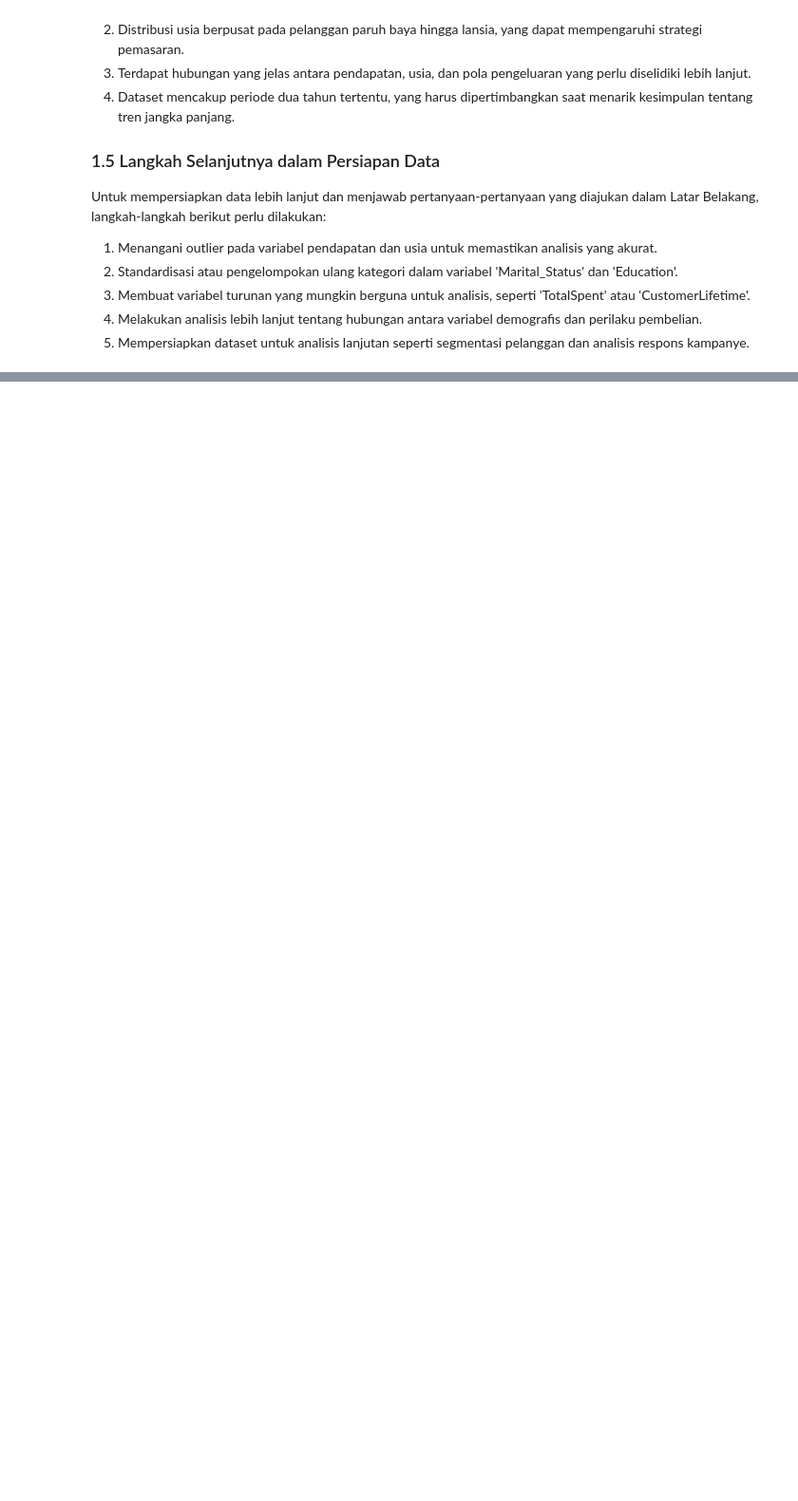
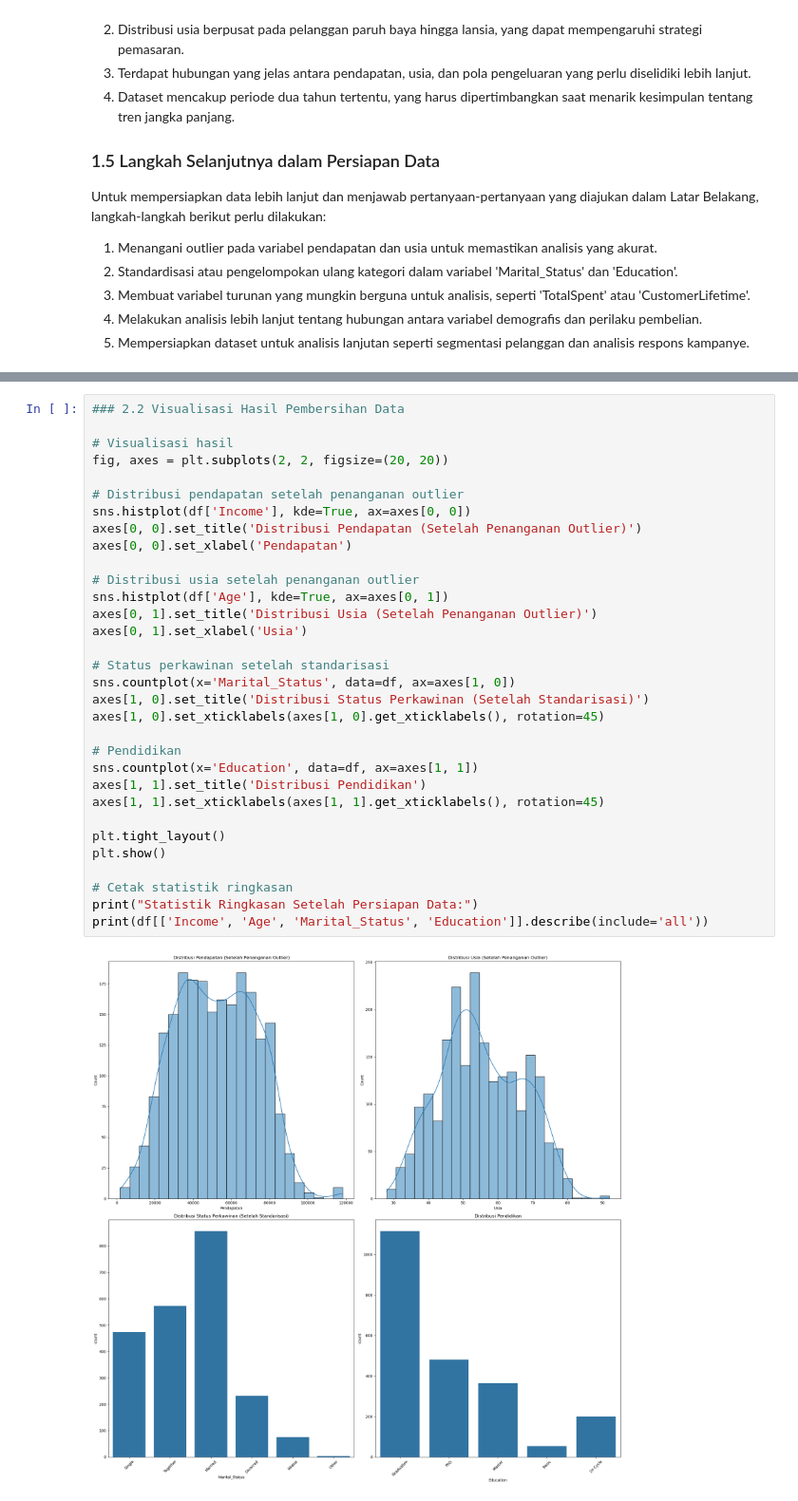
Before and after one commit to rymanalu/purwadhika-capstone-project-2, a Jupyter notebook: Capstone Project Module 2.ipynb, the cells around one changed output, grey strips where cells are left out. Shown at 95% size. Cells and saved outputs as stored; diff of their text form; blank space fills up the shorter version.

```diff
--- a/Capstone Project Module 2.ipynb
+++ b/Capstone Project Module 2.ipynb
@@ -214,0 +269,34 @@ Untuk mempersiapkan data lebih lanjut dan menjawab pertanyaan-pertanyaan yang di
+# %%
+### 2.2 Visualisasi Hasil Pembersihan Data
+
+# Visualisasi hasil
+fig, axes = plt.subplots(2, 2, figsize=(20, 20))
+
+# Distribusi pendapatan setelah penanganan outlier
+sns.histplot(df['Income'], kde=True, ax=axes[0, 0])
+axes[0, 0].set_title('Distribusi Pendapatan (Setelah Penanganan Outlier)')
+axes[0, 0].set_xlabel('Pendapatan')
+
+# Distribusi usia setelah penanganan outlier
+sns.histplot(df['Age'], kde=True, ax=axes[0, 1])
+axes[0, 1].set_title('Distribusi Usia (Setelah Penanganan Outlier)')
+axes[0, 1].set_xlabel('Usia')
+
+# Status perkawinan setelah standarisasi
+sns.countplot(x='Marital_Status', data=df, ax=axes[1, 0])
+axes[1, 0].set_title('Distribusi Status Perkawinan (Setelah Standarisasi)')
+axes[1, 0].set_xticklabels(axes[1, 0].get_xticklabels(), rotation=45)
+
+# Pendidikan
+sns.countplot(x='Education', data=df, ax=axes[1, 1])
+axes[1, 1].set_title('Distribusi Pendidikan')
+axes[1, 1].set_xticklabels(axes[1, 1].get_xticklabels(), rotation=45)
+
+plt.tight_layout()
+plt.show()
+
+# Cetak statistik ringkasan
+print("Statistik Ringkasan Setelah Persiapan Data:")
+print(df[['Income', 'Age', 'Marital_Status', 'Education']].describe(include='all'))
+# %% [output]
+[figure, added]
```
Also changed, not shown: parts of 17 cells of this notebook.
